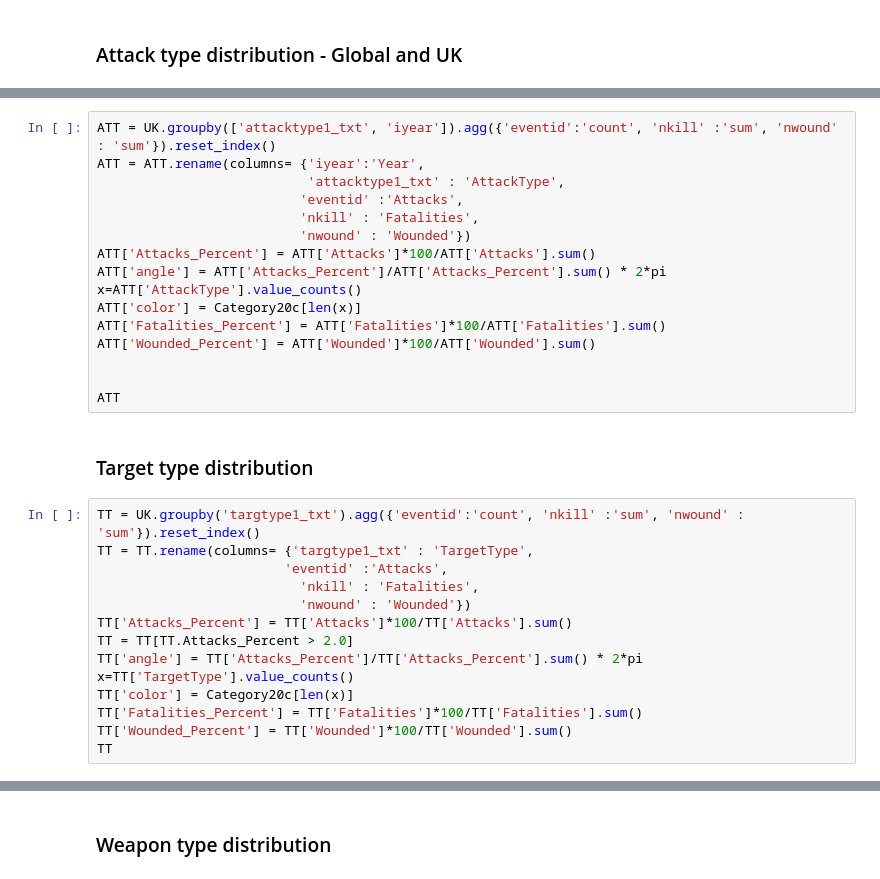
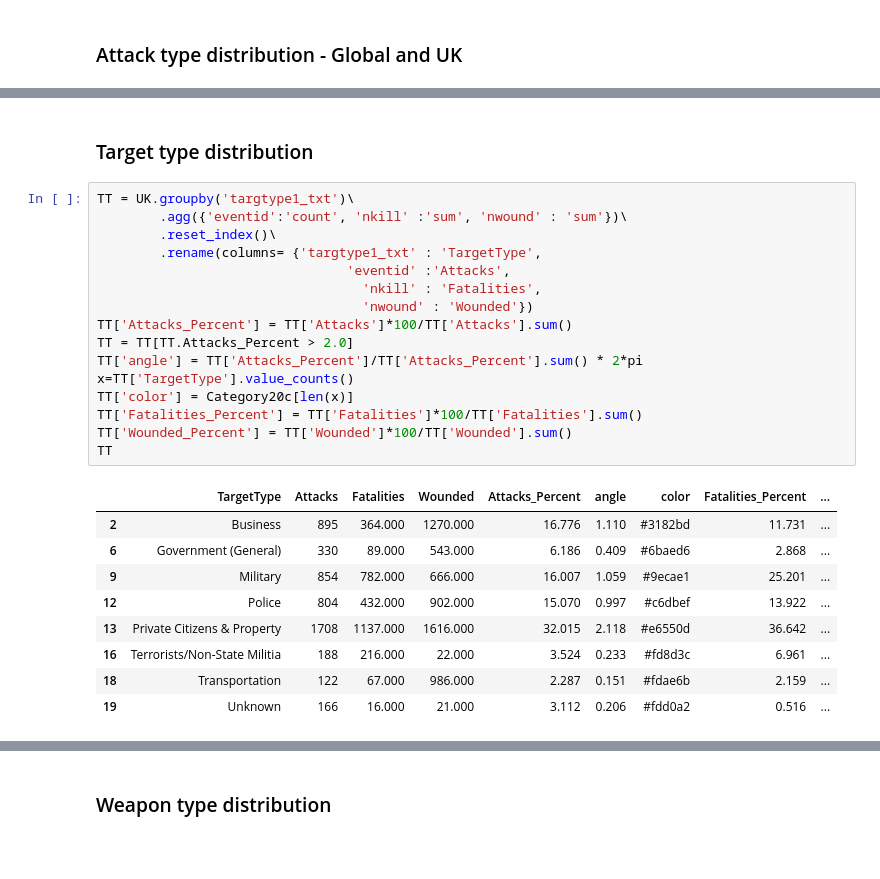
Before and after one commit to poonamarora86/gtd_trends, a Jupyter notebook: GTD.ipynb, the cells around one changed output, grey strips where cells are left out. Cells and saved outputs as stored; diff of their text form; blank space fills up the shorter version.

```diff
--- a/GTD.ipynb
+++ b/GTD.ipynb
@@ -509,35 +507,31 @@ show(p7)
-# %%
-ATT = UK.groupby(['attacktype1_txt', 'iyear']).agg({'eventid':'count', 'nkill' :'sum', 'nwound' : 'sum'}).reset_index()
-ATT = ATT.rename(columns= {'iyear':'Year',
-                           'attacktype1_txt' : 'AttackType',
-                          'eventid' :'Attacks',
-                          'nkill' : 'Fatalities',
-                          'nwound' : 'Wounded'})
-ATT['Attacks_Percent'] = ATT['Attacks']*100/ATT['Attacks'].sum()
-ATT['angle'] = ATT['Attacks_Percent']/ATT['Attacks_Percent'].sum() * 2*pi
-x=ATT['AttackType'].value_counts()
-ATT['color'] = Category20c[len(x)]
-ATT['Fatalities_Percent'] = ATT['Fatalities']*100/ATT['Fatalities'].sum()
-ATT['Wounded_Percent'] = ATT['Wounded']*100/ATT['Wounded'].sum()
-
-
-ATT
 # %% [markdown]
 ### Target type distribution
 # %%
-TT = UK.groupby('targtype1_txt').agg({'eventid':'count', 'nkill' :'sum', 'nwound' : 'sum'}).reset_index()
-TT = TT.rename(columns= {'targtype1_txt' : 'TargetType',
-                        'eventid' :'Attacks',
-                          'nkill' : 'Fatalities',
-                          'nwound' : 'Wounded'})
+TT = UK.groupby('targtype1_txt')\
+        .agg({'eventid':'count', 'nkill' :'sum', 'nwound' : 'sum'})\
+        .reset_index()\
+        .rename(columns= {'targtype1_txt' : 'TargetType',
+                                'eventid' :'Attacks',
+                                  'nkill' : 'Fatalities',
+                                  'nwound' : 'Wounded'})
 TT['Attacks_Percent'] = TT['Attacks']*100/TT['Attacks'].sum()
 TT = TT[TT.Attacks_Percent > 2.0]
 TT['angle'] = TT['Attacks_Percent']/TT['Attacks_Percent'].sum() * 2*pi
 x=TT['TargetType'].value_counts()
 TT['color'] = Category20c[len(x)]
 TT['Fatalities_Percent'] = TT['Fatalities']*100/TT['Fatalities'].sum()
 TT['Wounded_Percent'] = TT['Wounded']*100/TT['Wounded'].sum()
 TT
+# %% [output]
+|  | TargetType | Attacks | Fatalities | Wounded | Attacks_Percent | angle | color | Fatalities_Percent | ... |
+| 2 | Business | 895 | 364.000 | 1270.000 | 16.776 | 1.110 | #3182bd | 11.731 | ... |
+| 6 | Government (General) | 330 | 89.000 | 543.000 | 6.186 | 0.409 | #6baed6 | 2.868 | ... |
+| 9 | Military | 854 | 782.000 | 666.000 | 16.007 | 1.059 | #9ecae1 | 25.201 | ... |
+| 12 | Police | 804 | 432.000 | 902.000 | 15.070 | 0.997 | #c6dbef | 13.922 | ... |
+| 13 | Private Citizens & Property | 1708 | 1137.000 | 1616.000 | 32.015 | 2.118 | #e6550d | 36.642 | ... |
+| 16 | Terrorists/Non-State Militia | 188 | 216.000 | 22.000 | 3.524 | 0.233 | #fd8d3c | 6.961 | ... |
+| 18 | Transportation | 122 | 67.000 | 986.000 | 2.287 | 0.151 | #fdae6b | 2.159 | ... |
+| 19 | Unknown | 166 | 16.000 | 21.000 | 3.112 | 0.206 | #fdd0a2 | 0.516 | ... |
 # %%
 
 p8 = figure(plot_height=550, toolbar_location=None,
```
Also changed, not shown: parts of 60 cells of this notebook.
